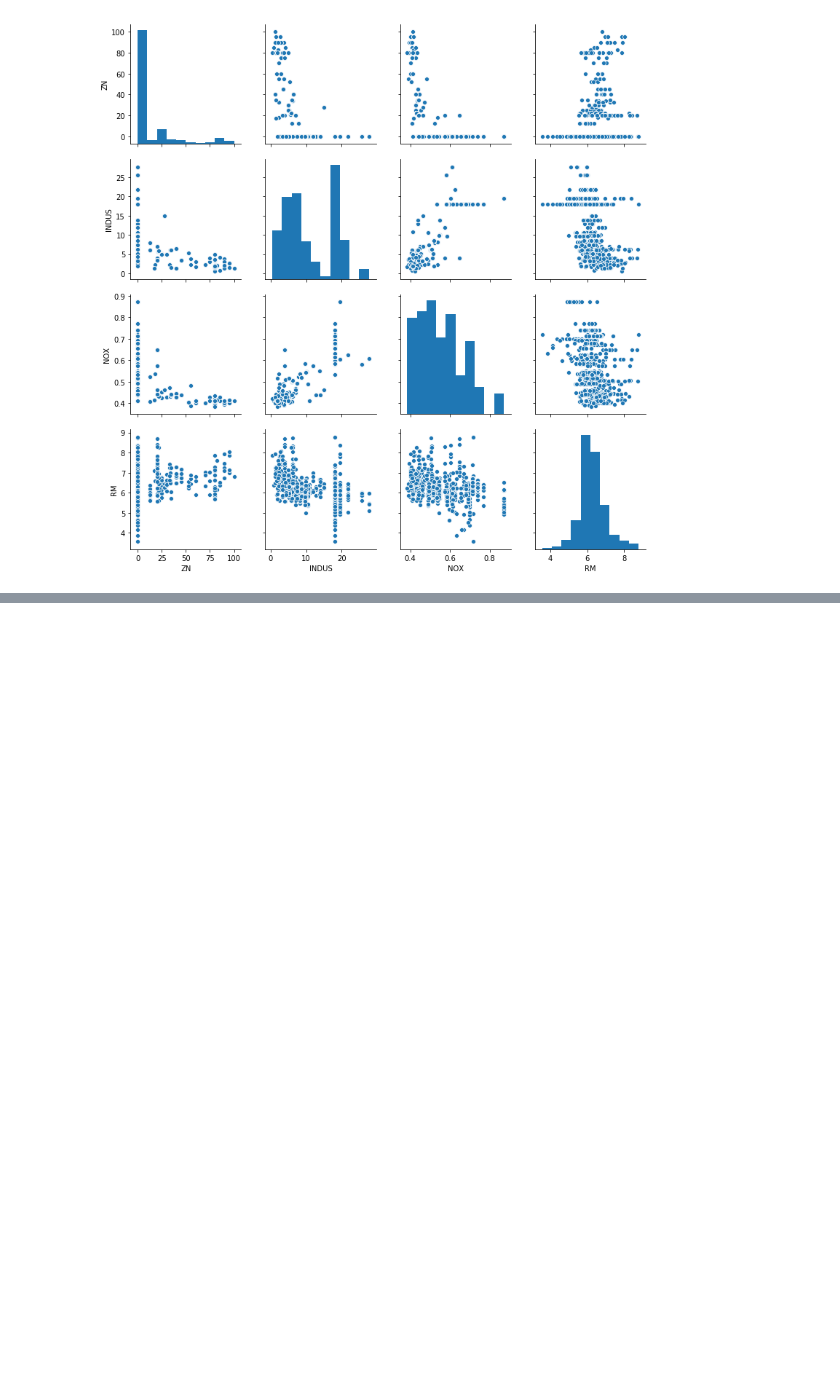
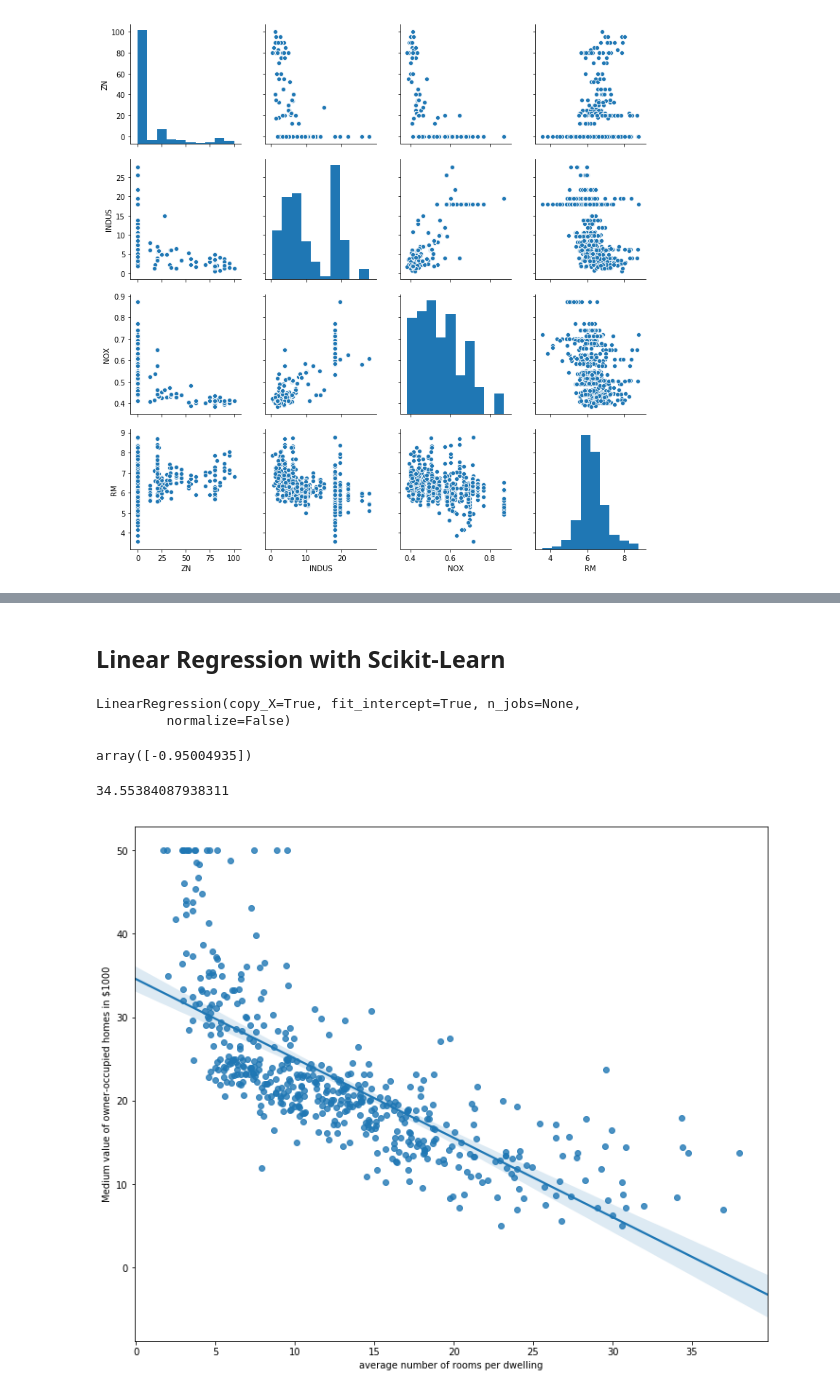
Before and after one commit to Lechenco/Machine-Learning, a Jupyter notebook: bostonhousingproject/Boston Housing Price Predict.ipynb, the cells around one changed output, grey strips where cells are left out. Drawn from its saved outputs; the diff is of its cells as text; code cells hidden in the pictures; blank space fills up the shorter version.

Commit message:
Linear Regression

```diff
--- a/bostonhousingproject/Boston Housing Price Predict.ipynb
+++ b/bostonhousingproject/Boston Housing Price Predict.ipynb
@@ -88,0 +125,6 @@ plt.show()
+# %% [markdown]
+## Linear Regression with Scikit-Learn
+# %%
+X = df['LSTAT'].values.reshape(-1, 1)
+# %%
+y = df['MEDV'].values
@@ -88,0 +133,23 @@ plt.show()
+# %%
+model = LinearRegression()
+# %%
+model.fit(X, y)
+# %% [output]
+LinearRegression(copy_X=True, fit_intercept=True, n_jobs=None,
+         normalize=False)
+# %%
+model.coef_
+# %% [output]
+array([-0.95004935])
+# %%
+model.intercept_
+# %% [output]
+34.55384087938311
+# %%
+plt.figure(figsize=(12, 10))
+sns.regplot(X, y)
+plt.xlabel('average number of rooms per dwelling')
+plt.ylabel('Medium value of owner-occupied homes in $1000')
+plt.show()
+# %% [output]
+[figure, added]
```
Also changed, not shown: parts of 8 cells of this notebook.
